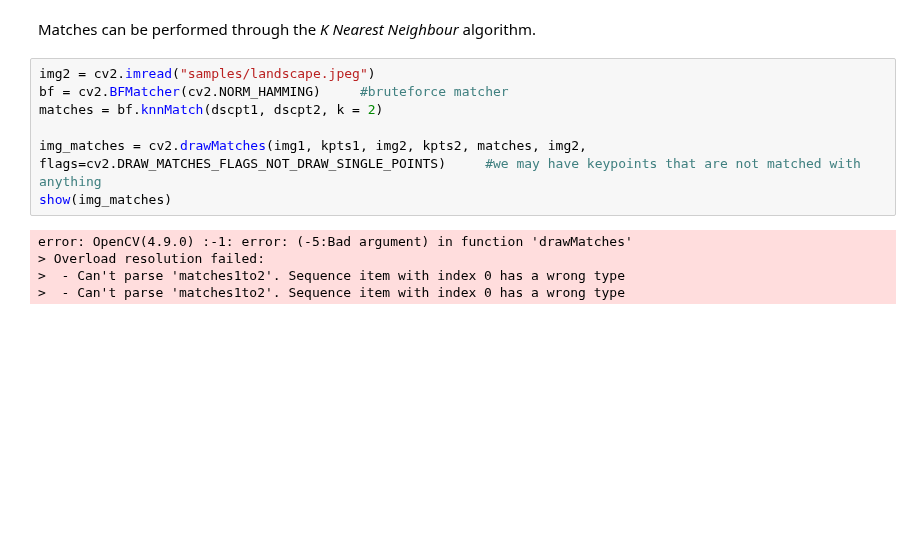
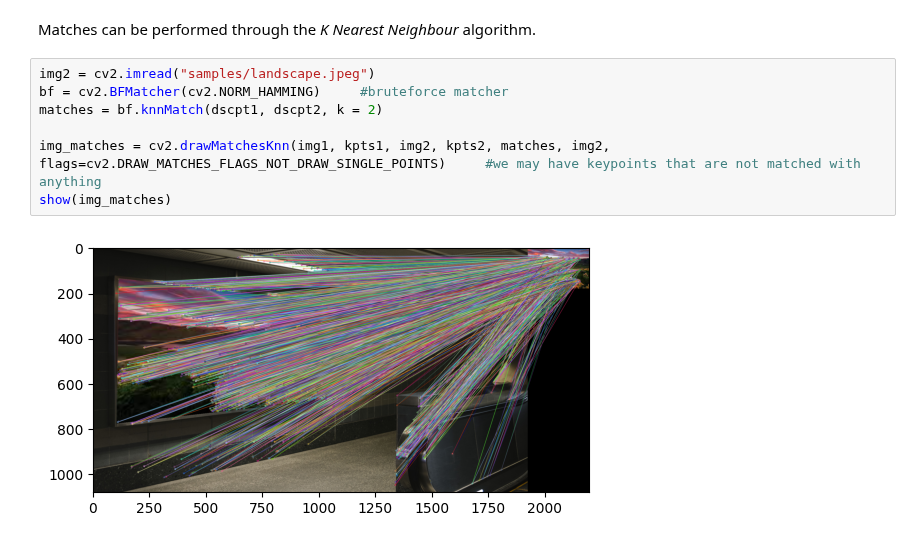
Before and after one commit to lordPachy/acsai, a Jupyter notebook: AI Lab/Class practice/panorama.ipynb, the cells around one changed output. Cells and saved outputs as stored; diff of their text form; blank space fills up the shorter version.

```diff
--- a/AI Lab/Class practice/panorama.ipynb
+++ b/AI Lab/Class practice/panorama.ipynb
@@ -94,12 +93,9 @@ Matches can be performed through the *K Nearest Neighbour* algorithm.
 # %%
 img2 = cv2.imread("samples/landscape.jpeg")
 bf = cv2.BFMatcher(cv2.NORM_HAMMING)     #bruteforce matcher
 matches = bf.knnMatch(dscpt1, dscpt2, k = 2)
 
-img_matches = cv2.drawMatches(img1, kpts1, img2, kpts2, matches, img2, flags=cv2.DRAW_MATCHES_FLAGS_NOT_DRAW_SINGLE_POINTS)     #we may have keypoints that are not matched with anything
+img_matches = cv2.drawMatchesKnn(img1, kpts1, img2, kpts2, matches, img2, flags=cv2.DRAW_MATCHES_FLAGS_NOT_DRAW_SINGLE_POINTS)     #we may have keypoints that are not matched with anything
 show(img_matches)
 # %% [output]
-error: OpenCV(4.9.0) :-1: error: (-5:Bad argument) in function 'drawMatches'
-> Overload resolution failed:
->  - Can't parse 'matches1to2'. Sequence item with index 0 has a wrong type
->  - Can't parse 'matches1to2'. Sequence item with index 0 has a wrong type
+[figure, added]
```
Also changed, not shown: parts of 13 cells of this notebook.
